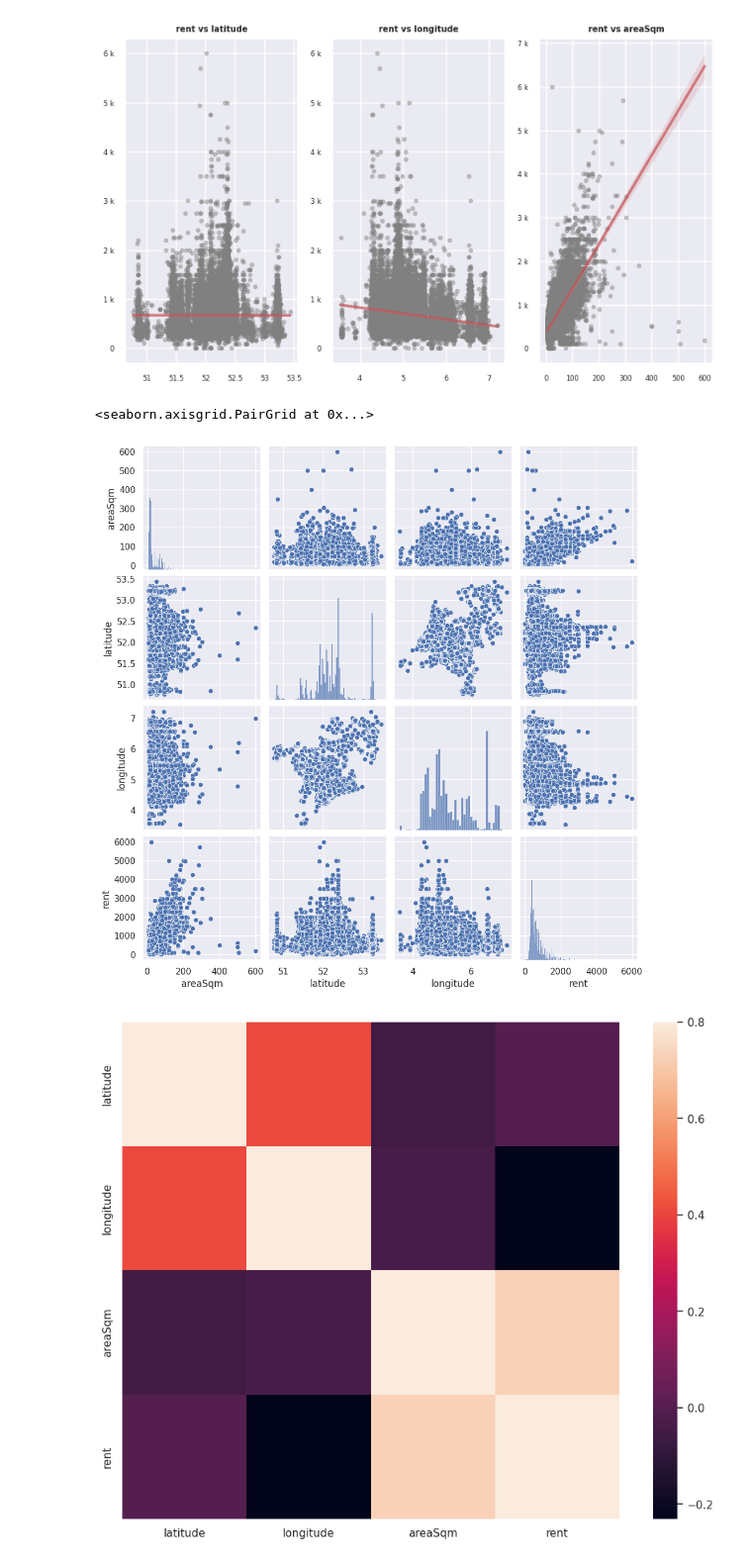
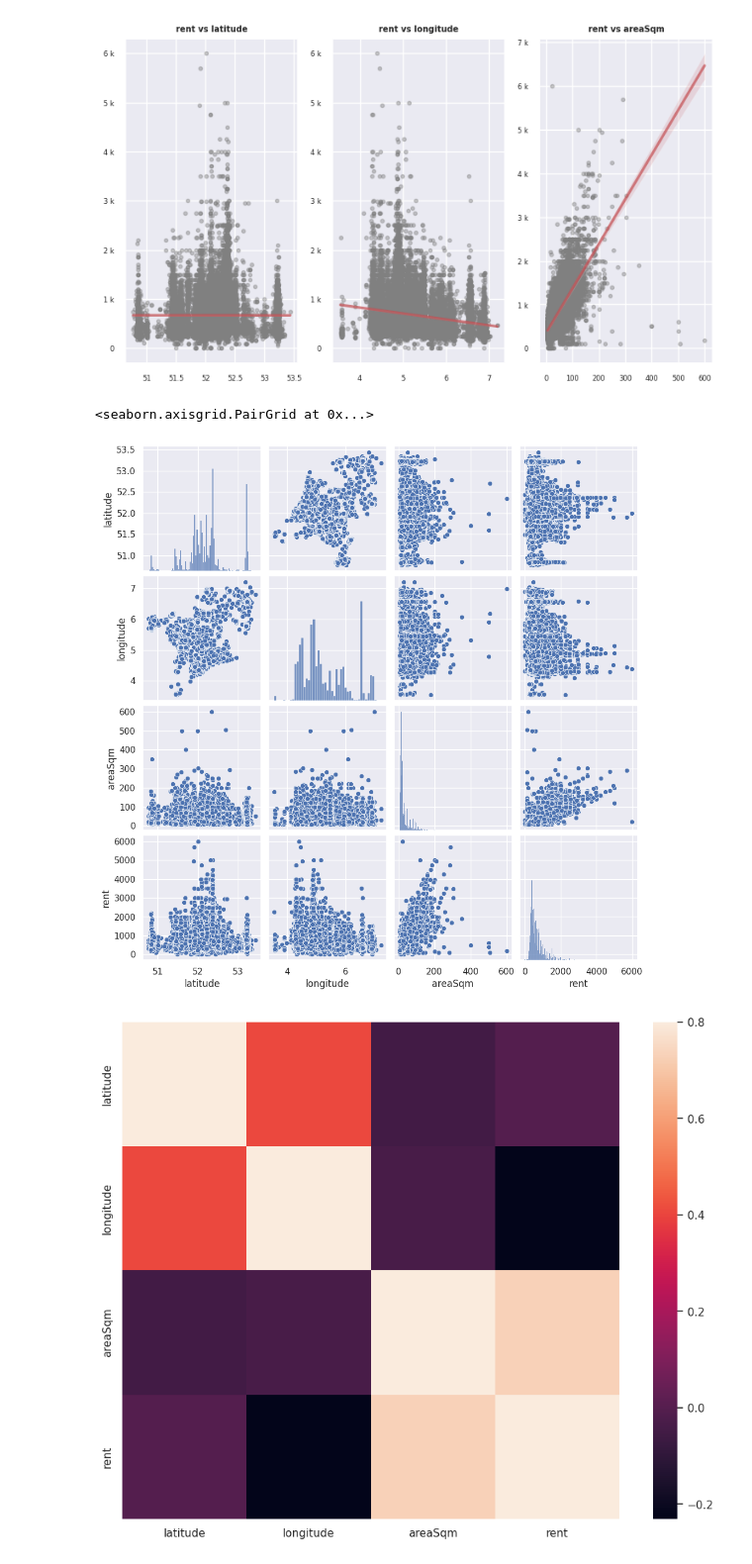
Before and after one commit to spmian/Artificial-Intelligence-Project, a Jupyter notebook: 01_Análisis_Exploratorio.ipynb, the cells around one changed output. Shown at 99% size. Saved outputs shown, nothing was run; the diff lists cells and outputs as text; code cells hidden in the pictures.

```diff
--- a/01_Análisis_Exploratorio.ipynb
+++ b/01_Análisis_Exploratorio.ipynb
@@ -261,13 +261,13 @@ fig.suptitle('Correlación con rent', fontsize = 10, fontweight = "bold");
 IndexError: ignored
 [figure]
 # %%
-#cols = ['latitude', 'longitude', 'areaSqm', 'rent']
-cols = np.unique(list(np.random.permutation(df._get_numeric_data().columns)[:5])+['rent'])
+cols = ['latitude', 'longitude', 'areaSqm', 'rent']
+#cols = np.unique(list(np.random.permutation(df._get_numeric_data().columns)[:5])+['rent'])
 sns.set()
 sns.pairplot(df[cols])
 # %% [output]
 <seaborn.axisgrid.PairGrid at 0x...>
-[figure, old version]
+[figure, new version]
 # %%
 corrmat = df.corr()
 f, ax = plt.subplots(figsize=(12, 9))
```
Also changed, not shown: parts of 4 cells of this notebook.
